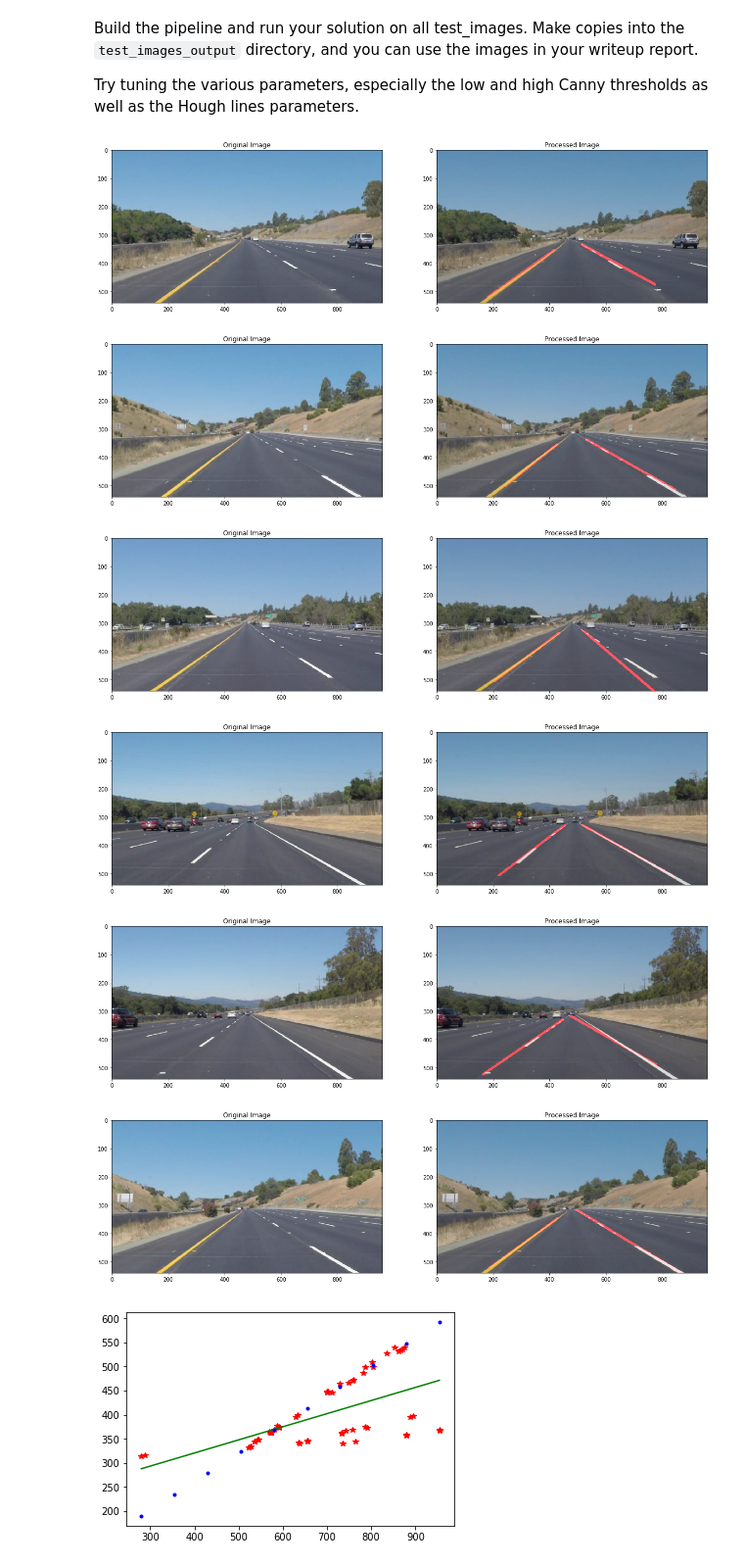
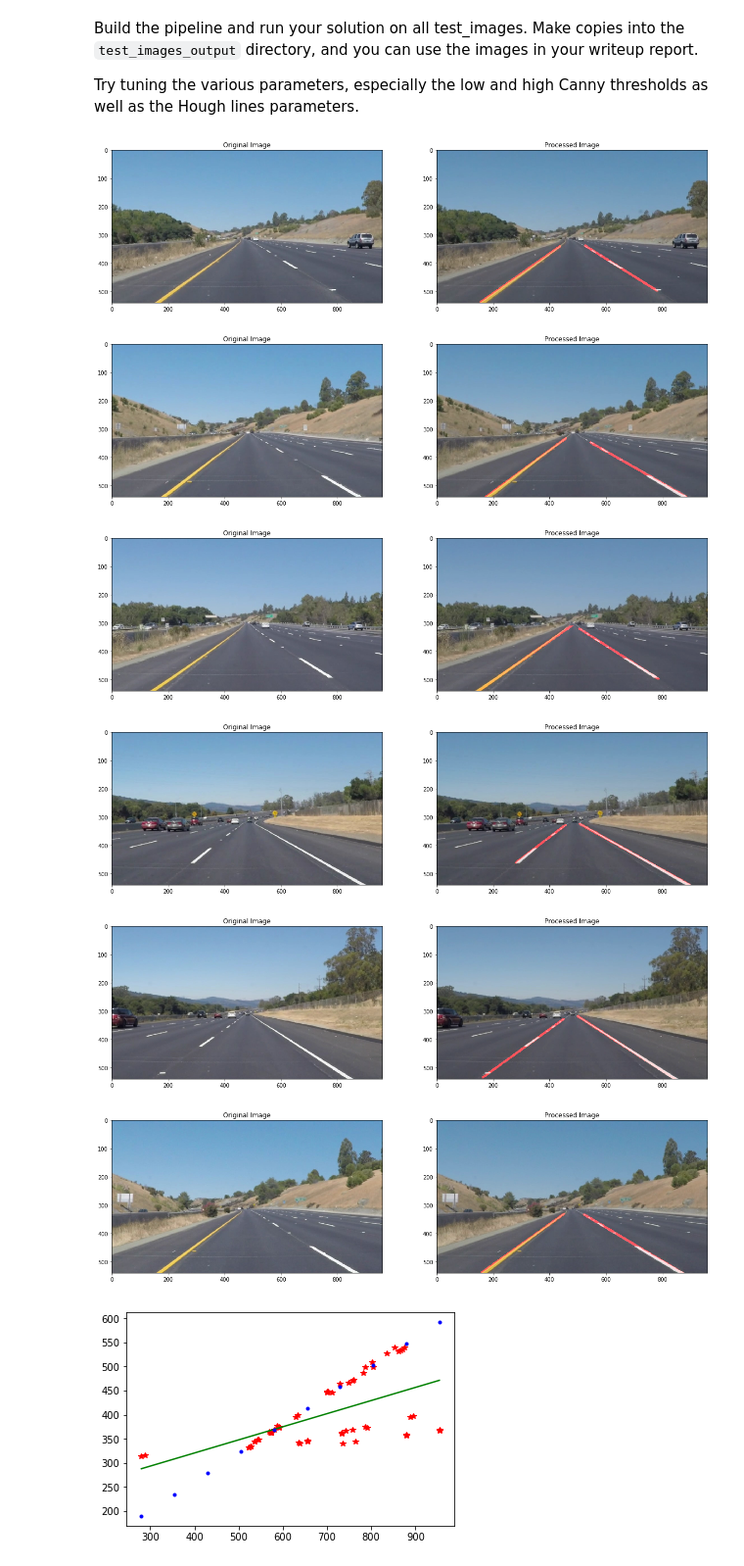
Before and after one commit to mhaytmyr/Udacity, a Jupyter notebook: Term1_Project1/P1.ipynb, the cells around one changed output. Shown at 98% size. Cells and saved outputs as stored; diff of their text form; code cells hidden in the pictures.

Commit message:
finished lane finding, TODO:Last clip, curved road

```diff
--- a/Term1_Project1/P1.ipynb
+++ b/Term1_Project1/P1.ipynb
@@ -158,23 +158,18 @@ def draw_lines(img, lines,regressor, color=[255, 0, 0], thickness=8):
     this function with the weighted_img() function below
     """
     #for line in lines:
-    #    for x1,y1,x2,y2 in line:
-    #        cv2.line(img, (x1, y1), (x2, y2), color, thickness)
+    #   for x1,y1,x2,y2 in line:
+    #       cv2.line(img, (x1, y1), (x2, y2), color, thickness)
 
     #first convert lines into numpy array
     lines = lines.reshape((lines.shape[0],lines.shape[2]))
 
-    #now split lines into left and right shapes
-    left_lines = np.array([line for line in lines if (line[3]-line[1])/(line[2]-line[0])<0
-                           and line[1]>310 and line[3]>310 and line[0]>150 and line[2]>150])
+    left_lines = np.array([line for line in lines if (line[3]-line[1])/(line[2]-line[0])<0])
+    right_lines = np.array([line for line in lines if (line[3]-line[1])/(line[2]-line[0])>0])
 
+    x = np.concatenate([left_lines[:,0],left_lines[:,2]])
+    y = np.concatenate([left_lines[:,1],left_lines[:,3]])
 
-    right_lines = np.array([line for line in lines if (line[3]-line[1])/(line[2]-line[0])>0.
-                            and line[1]>310 and line[3]>310
-                            and line[1]>line[0]*1.125-540 and line[3]>line[2]*1.125-540])
-
-    x = (left_lines[:,0]+left_lines[:,2])/2
-    y = (left_lines[:,1]+left_lines[:,3])/2
 
     #fit lines using robust regressor
     robust_reg.fit(x[:,np.newaxis],y)
@@ -186,8 +181,9 @@ def draw_lines(img, lines,regressor, color=[255, 0, 0], thickness=8):
     cv2.line(img, (x2, y1), (x1, y2), color, thickness)
 
     #Now, repeat same steps for right line
-    x = (right_lines[:,0]+right_lines[:,2])/2
-    y = (right_lines[:,1]+right_lines[:,3])/2
+    x = np.concatenate([right_lines[:,0],right_lines[:,2]])
+    y = np.concatenate([right_lines[:,1],right_lines[:,3]])
+
     robust_reg.fit(x[:,np.newaxis],y)
     x_new = np.linspace(min(x),max(x))
     y_new = regressor.predict(x_new[:,np.newaxis])
@@ -195,10 +191,6 @@ def draw_lines(img, lines,regressor, color=[255, 0, 0], thickness=8):
     x1,y1,x2,y2 = min(x).astype(int),min(y_new).astype(int),max(x).astype(int),max(y_new).astype(int)
     cv2.line(img, (x1, y1), (x2, y2), color, thickness)
 
-
-#     plt.plot(x,y,"r*")
-#     plt.plot(x_new,y_new,"b-")
-#     plt.show()
 
 def hough_lines(img, rho, theta, threshold, min_line_len, max_line_gap,robust_reg):
     """
@@ -249,16 +241,16 @@ Build the pipeline and run your solution on all test_images. Make copies into th
 Try tuning the various parameters, especially the low and high Canny thresholds as well as the Hough lines parameters.
 # %%
 #Global variables to select region of interest
-LEFT_BOTTOM = [130,img_gray.shape[0]]
-RIGHT_BOTTOM = [900,img_gray.shape[0]]
-TOP_LEFT = [450,315]
-TOP_RIGHT = [500,315]
+LEFT_BOTTOM = [130,img_gray.shape[0]] #130,shape[0]
+RIGHT_BOTTOM = [900,img_gray.shape[0]] #900,shape[]
+TOP_LEFT = [400,310] #450,315
+TOP_RIGHT = [600,310] #500,315
 
 VERTICES = np.array([LEFT_BOTTOM,TOP_LEFT,TOP_RIGHT,RIGHT_BOTTOM],np.int32)
 
 
 from sklearn import linear_model
-robust_reg = linear_model.RANSACRegressor(min_samples=0.7,max_trials=1000,loss="squared_loss",
+robust_reg = linear_model.RANSACRegressor(min_samples=0.7,max_trials=500,loss="squared_loss",
                                           random_state=np.random.randint(0,100))
 
 
@@ -271,38 +263,40 @@ def image_pipeline(img):
     #now find edges
     img_edge = canny(img_gray,300,350).astype(np.uint8)
 
+    #select region of interest
+    roi1 = select_region_of_interest(img_edge,VERTICES)
+
     #find lines on the image
-    line_img = hough_lines(img_edge, rho=1, theta=0.01, threshold=20, min_line_len=2,
+    line_img = hough_lines(roi1, rho=1, theta=0.01, threshold=20, min_line_len=2,
                            max_line_gap=5,robust_reg=robust_reg)
 
 
     #Focus only on the region of interest
     roi = select_region_of_interest(line_img,VERTICES)
-    #roi = region_of_interest(line_img, VERTICES)
 
     #blend two images
     final_img = weighted_img(roi,img)
     #final_img = weighted_img(line_img,img)
 
     return final_img
 
 for item in os.listdir("test_images/"):
     img = mpimg.imread("test_images/"+item)
     img_line = image_pipeline(img)
 
 
     fig, axes = plt.subplots(ncols=2,figsize=(20,18))
     ax = axes.ravel()
     ax[0].imshow(img,cmap="gray")
     ax[0].set_title("Original Image")
     ax[1].imshow(img_line,cmap="gray")
     ax[1].set_title("Processed Image")
     plt.show()
 # %% [output]
 [figure]
 [figure]
-[figure, old version]
+[figure, new version]
-[figure, old version]
+[figure, new version]
 [figure]
 [figure]
 # %%
```
Also changed, not shown: parts of 5 cells of this notebook, 3 other files.
